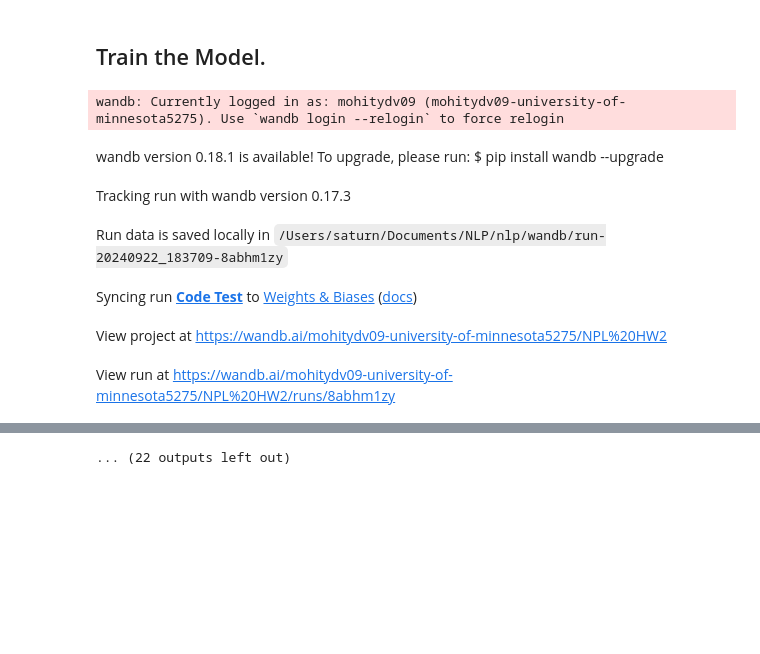
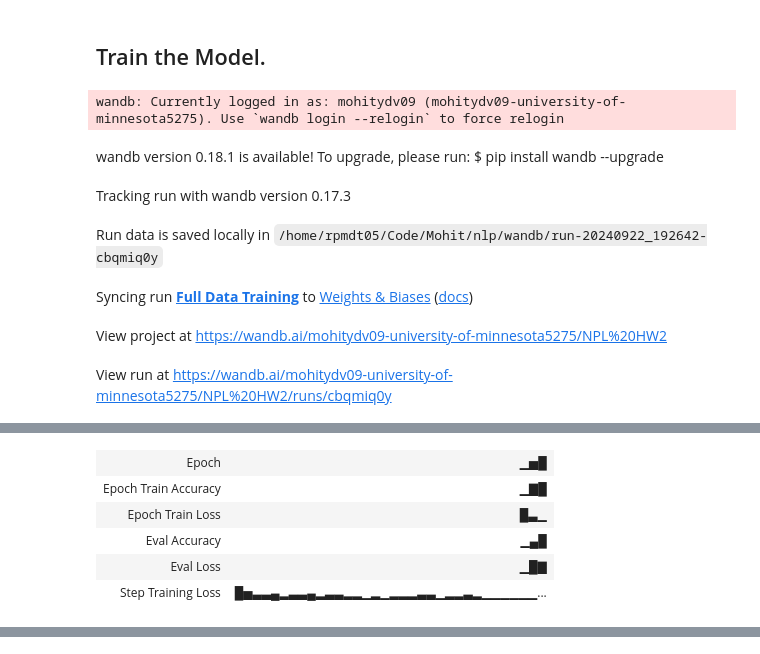
Before and after one commit to mohitydv09/nlp, a Jupyter notebook: hw2.ipynb, the cells around one changed output, grey strips where cells are left out. Drawn from its saved outputs; the diff is of its cells as text; code cells hidden in the pictures; blank space fills up the shorter version.

```diff
--- a/hw2.ipynb
+++ b/hw2.ipynb
@@ -175,16 +172,16 @@ os.environ['WANDB_NOTEBOOK_NAME'] = 'hw2.ipynb'
 
 ## WandB setup to get plots and metrics.
 config = dict(
-    epochs = 5,
+    epochs = 3,
     classes = 2,
-    batch_size = 64,
+    batch_size = 128,
     learning_rate = 2e-5,
     dataset = 'sst2',
     architecture = 'bert'
 )
 
 ## Setting up Training Pipeline inside WandB.
-with wandb.init(project='NPL HW2', name='First Run', config=config):
+with wandb.init(project='NPL HW2', name='Full Data Training', config=config):
 
     ## Define Training Arguments.
     training_args = TrainingArguments(
@@ -211,7 +208,7 @@ with wandb.init(project='NPL HW2', name='First Run', config=config):
 wandb: Currently logged in as: mohitydv09 (mohitydv09-university-of-minnesota5275). Use `wandb login --relogin` to force relogin
 wandb version 0.18.1 is available! To upgrade, please run: $ pip install wandb --upgrade
 Tracking run with wandb version 0.17.3
-Run data is saved locally in /Users/saturn/Documents/NLP/nlp/wandb/run-20240922_183709-8abhm1zy
+Run data is saved locally in /home/rpmdt05/Code/Mohit/nlp/wandb/run-20240922_192642-cbqmiq0y
-Syncing run Code Test to Weights & Biases (docs)
+Syncing run Full Data Training to Weights & Biases (docs)
 View project at https://wandb.ai/mohitydv09-university-of-minnesota5275/NPL%20HW2
-View run at https://wandb.ai/mohitydv09-university-of-minnesota5275/NPL%20HW2/runs/8abhm1zy
+View run at https://wandb.ai/mohitydv09-university-of-minnesota5275/NPL%20HW2/runs/cbqmiq0y
@@ -225,0 +223,6 @@ View run at https://wandb.ai/mohitydv09-university-of-minnesota5275/NPL%20HW2/ru
+| Epoch | ▁▅█ |
+| Epoch Train Accuracy | ▁▇█ |
+| Epoch Train Loss | █▃▁ |
+| Eval Accuracy | ▁▄█ |
+| Eval Loss | ▁█▇ |
+| Step Training Loss | █▅▃▃▄▂▃▃▄▂▃▃▂▂▁▂▁▂▂▂▃▃▁▂▂▃▂▁▁▁▁▁▁... |
@@ -228 +229,0 @@ View run at https://wandb.ai/mohitydv09-university-of-minnesota5275/NPL%20HW2/ru
-... (22 outputs left out)
```
Also changed, not shown: parts of 7 cells of this notebook.
